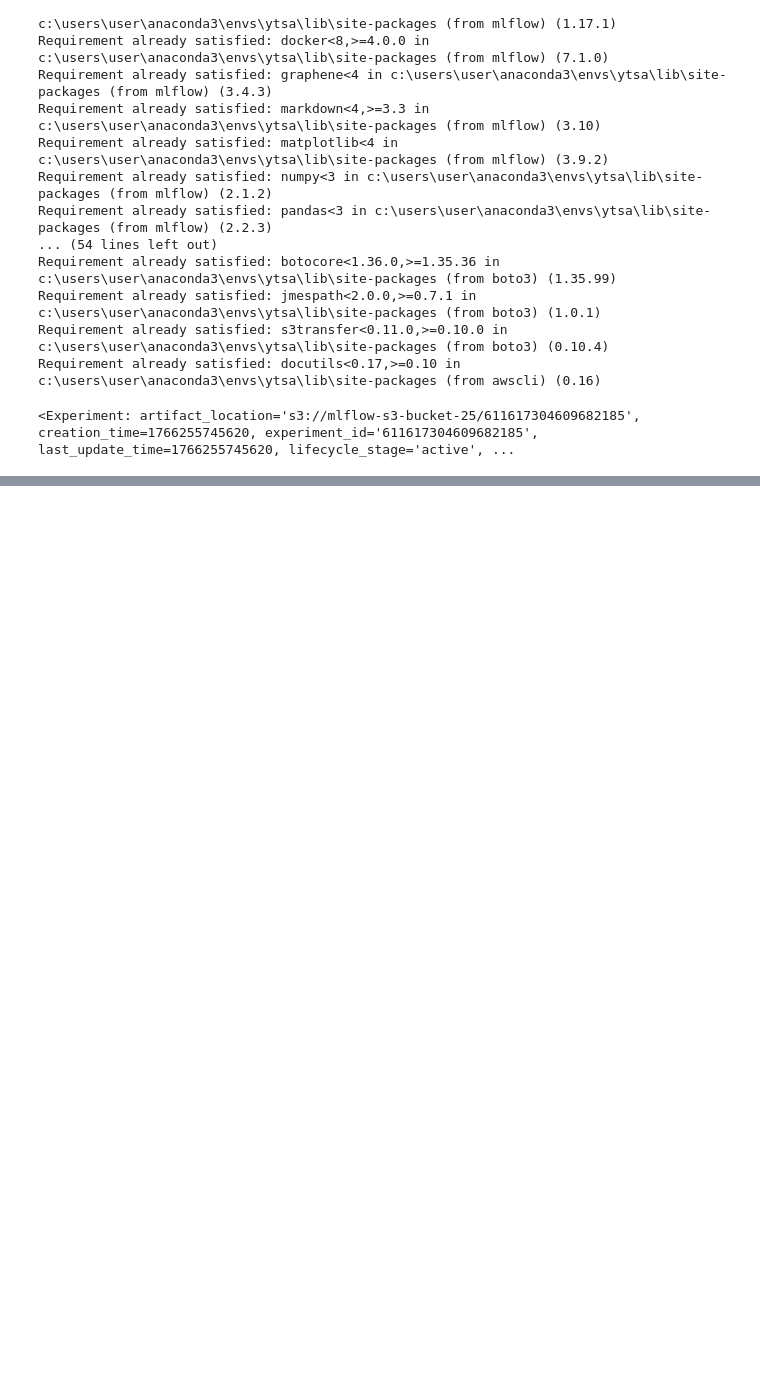
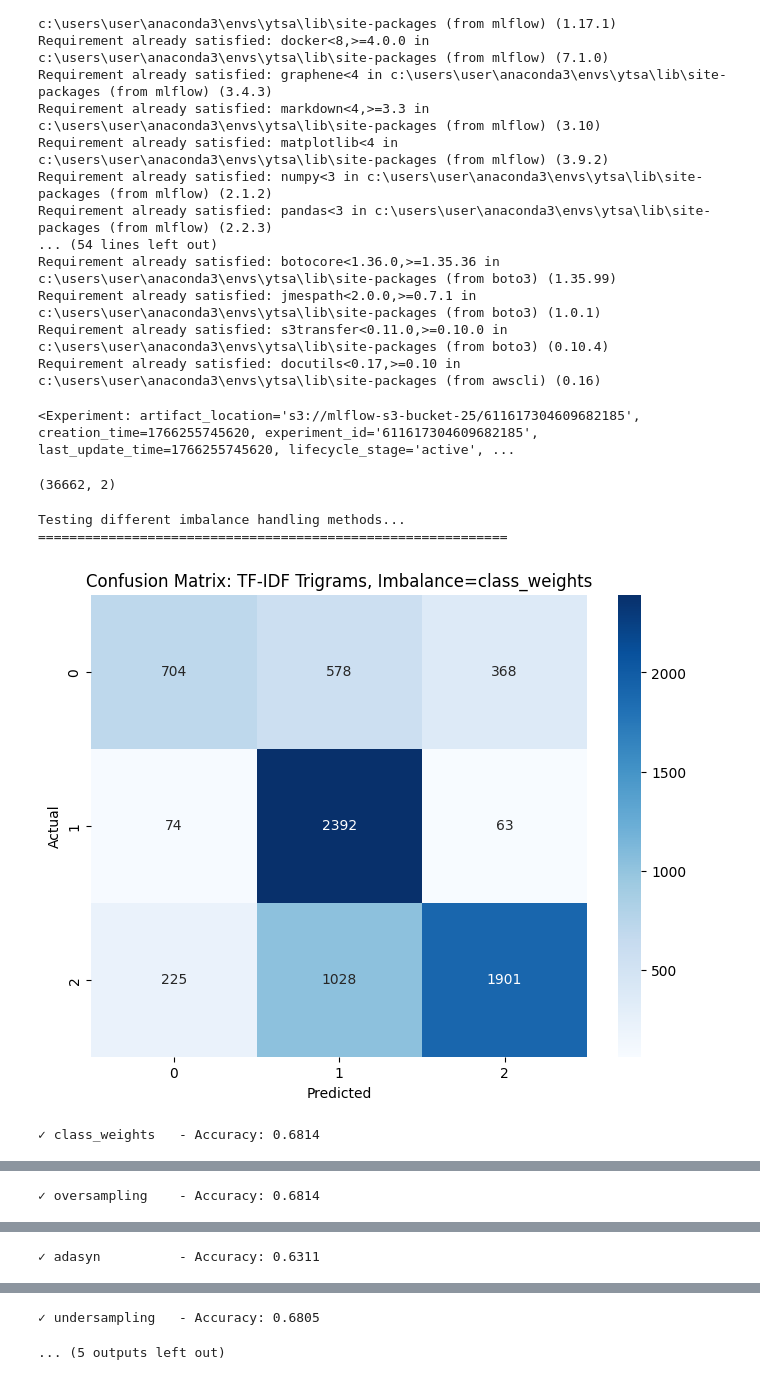
Before and after one commit to Gavesh99324/Sentiment-Analysis, a Jupyter notebook: notebooks/5_experiment_4_handling_imbalanced_data.ipynb, the cells around one changed output, grey strips where cells are left out. Drawn from its saved outputs; the diff is of its cells as text; code cells hidden in the pictures; blank space fills up the shorter version.

```diff
--- a/notebooks/5_experiment_4_handling_imbalanced_data.ipynb
+++ b/notebooks/5_experiment_4_handling_imbalanced_data.ipynb
@@ -40,8 +40,10 @@ import seaborn as sns
 import pandas as pd
 import os
 # %%
-df = pd.read_csv('/content/reddit_preprocessing.csv').dropna(subset=['clean_comment'])
+df = pd.read_csv('reddit_preprocessing.csv').dropna(subset=['clean_comment'])
 df.shape
+# %% [output]
+(36662, 2)
 # %%
 # Function to run the experiment
 def run_imbalanced_experiment(imbalance_method):
@@ -104,37 +106,47 @@ def run_imbalanced_experiment(imbalance_method):
         model = RandomForestClassifier(n_estimators=n_estimators, max_depth=max_depth, random_state=42, class_weight=class_weight)
         model.fit(X_train_vec, y_train)
 
         # Make predictions and log metrics
         y_pred = model.predict(X_test_vec)
 
         # Log accuracy
         accuracy = accuracy_score(y_test, y_pred)
         mlflow.log_metric("accuracy", accuracy)
 
         # Log classification report
         classification_rep = classification_report(y_test, y_pred, output_dict=True)
         for label, metrics in classification_rep.items():
             if isinstance(metrics, dict):
                 for metric, value in metrics.items():
                     mlflow.log_metric(f"{label}_{metric}", value)
 
-        # Log confusion matrix
+        # Display confusion matrix in notebook (not logged to avoid S3 errors)
         conf_matrix = confusion_matrix(y_test, y_pred)
         plt.figure(figsize=(8, 6))
         sns.heatmap(conf_matrix, annot=True, fmt="d", cmap="Blues")
         plt.xlabel("Predicted")
         plt.ylabel("Actual")
         plt.title(f"Confusion Matrix: TF-IDF Trigrams, Imbalance={imbalance_method}")
-        confusion_matrix_filename = f"confusion_matrix_{imbalance_method}.png"
-        plt.savefig(confusion_matrix_filename)
-        mlflow.log_artifact(confusion_matrix_filename)
-        plt.close()
+        plt.show()  # Display in notebook
+        plt.close()  # Clean up
 
-        # Log the model
-        mlflow.sklearn.log_model(model, f"random_forest_model_tfidf_trigrams_imbalance_{imbalance_method}")
+        # Print results
+        print(f"✓ {imbalance_method:15s} - Accuracy: {accuracy:.4f}")
 
 # Run experiments for different imbalance methods
 imbalance_methods = ['class_weights', 'oversampling', 'adasyn', 'undersampling', 'smote_enn']
 
+print("Testing different imbalance handling methods...")
+print("=" * 60)
+
 for method in imbalance_methods:
     run_imbalanced_experiment(method)
+
+print("=" * 60)
+print("✓ All experiments completed!")
+print(f"✓ View results: http://ec2-98-89-47-151.compute-1.amazonaws.com:5000/")
+# %% [output]
+Testing different imbalance handling methods...
+============================================================
+[figure, added]
+✓ class_weights   - Accuracy: 0.6814
@@ -140,0 +156 @@ for method in imbalance_methods:
+✓ oversampling    - Accuracy: 0.6814
@@ -140,0 +160 @@ for method in imbalance_methods:
+✓ adasyn          - Accuracy: 0.6311
@@ -140,0 +164,2 @@ for method in imbalance_methods:
+✓ undersampling   - Accuracy: 0.6805
+... (5 outputs left out)
```
Also changed, not shown: parts of 1 cell of this notebook, 4 other files.
